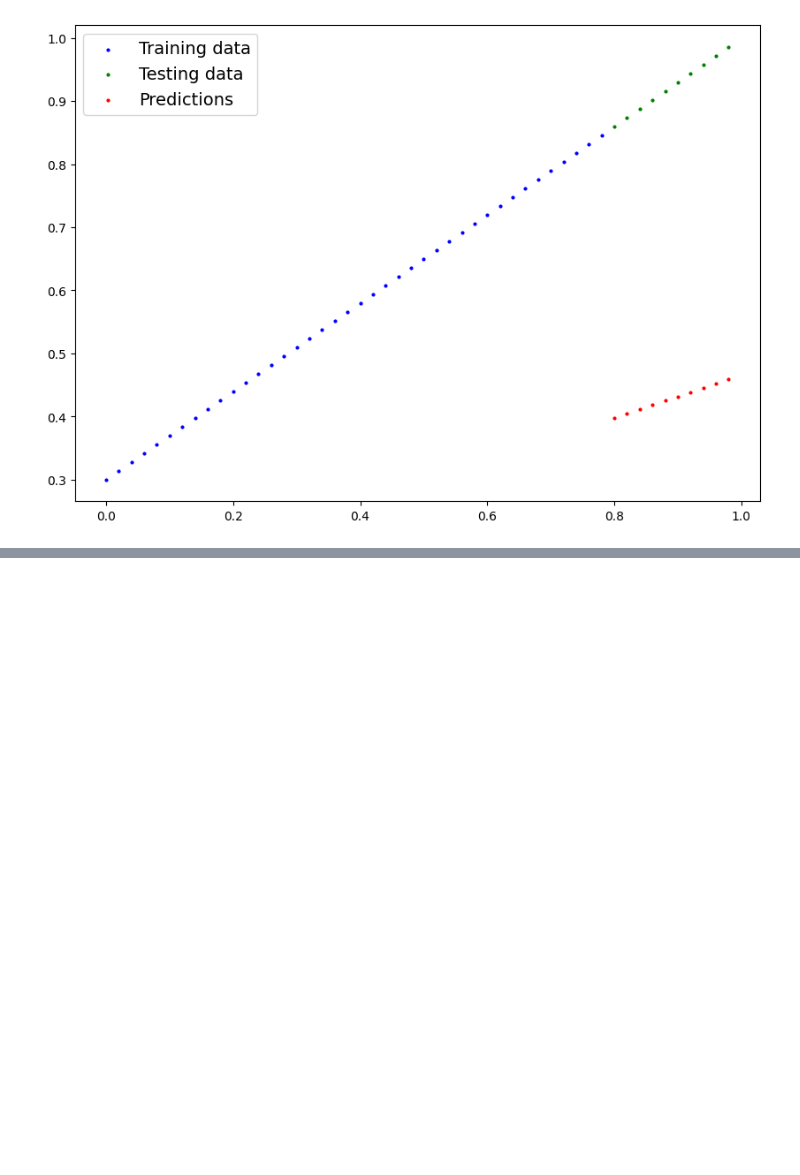
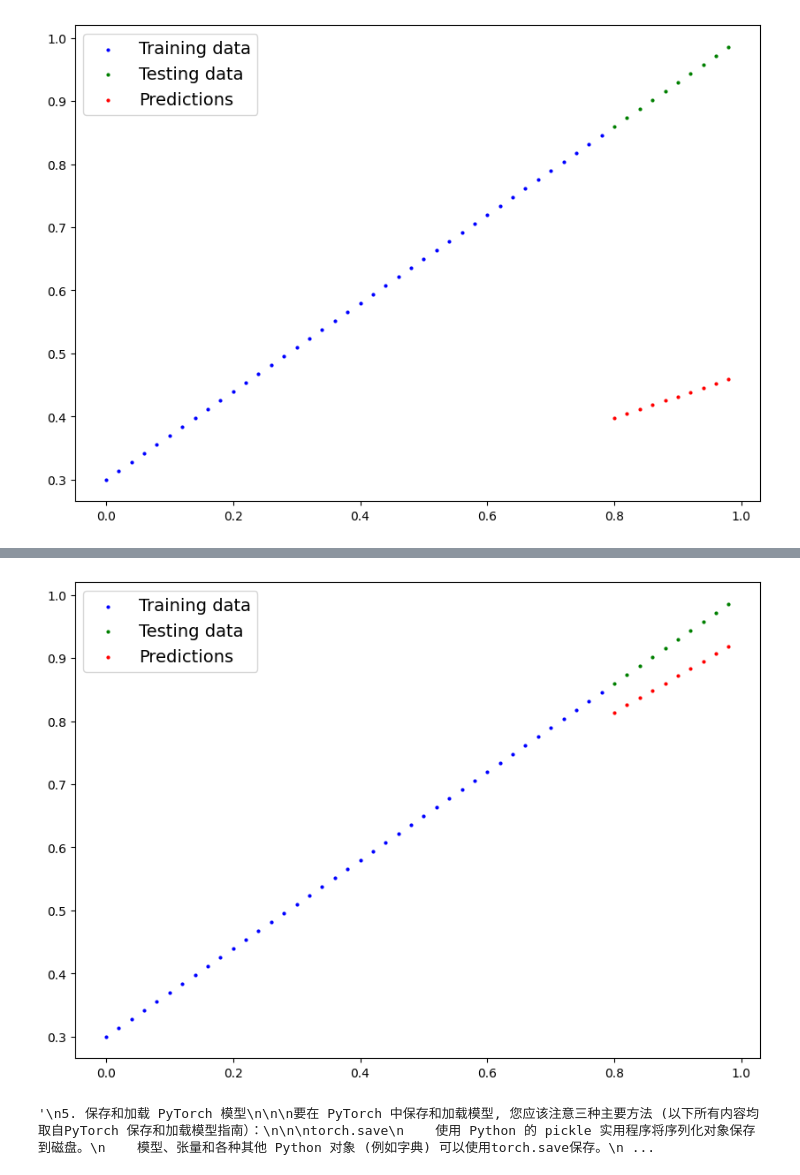
Before and after one commit to walkallen/learnPytorch, a Jupyter notebook: z2m02_workflow.ipynb, the cells around one changed output, grey strips where cells are left out. Cells and saved outputs as stored; diff of their text form; code cells hidden in the pictures; blank space fills up the shorter version.

```diff
--- a/z2m02_workflow.ipynb
+++ b/z2m02_workflow.ipynb
@@ -254,0 +467,32 @@ optimizer = torch.optim.SGD(
+# %%
+# 我们的模型非常接近计算权weight和bias的精确原始值（如果我们训练它更长时间，它可能会更接近）。
+
+'''
+
+4. 使用经过训练的 PyTorch 模型进行预测（推理）
+
+使用 PyTorch 模型进行预测（也称为执行推理）时需要记住三件事：
+
+1. 将模型设置为评估模式 ( model.eval() )。
+2. 使用推理模式上下文管理器进行预测（ with torch.inference_mode(): ... ）。
+3. 所有预测都应使用同一设备上的对象进行（例如仅在 GPU 上的数据和模型或仅在 CPU 上的数据和模型）。
+
+前两项确保 PyTorch 在训练期间, 在幕后使用但推理不需要的所有有用的计算和设置都被关闭（这会导致更快的计算）。
+第三个确保您不会遇到跨设备错误。
+
+
+
+'''
+
+# 1. Set the model in evaluation mode
+model_0.eval()
+
+# 2. Setup the inference mode context manager
+with torch.inference_mode():
+  # 3. Make sure the calculations are done with the model and data on the same device
+  # in our case, we haven't setup device-agnostic code yet so our data and model are
+  # on the CPU by default.
+  # model_0.to(device)
+  # X_test = X_test.to(device)
+  y_preds = model_0(X_test)
+y_preds
@@ -254,0 +510,43 @@ optimizer = torch.optim.SGD(
+# %%
+
+plot_predictions(predictions=y_preds)
+# %% [output]
+[figure, added]
+# %%
+
+'''
+5. 保存和加载 PyTorch 模型
+
+
+要在 PyTorch 中保存和加载模型, 您应该注意三种主要方法 (以下所有内容均取自PyTorch 保存和加载模型指南）：
+
+
+torch.save
+    使用 Python 的 pickle 实用程序将序列化对象保存到磁盘。
+    模型、张量和各种其他 Python 对象 (例如字典) 可以使用torch.save保存。
+
+torch.load
+    使用pickle的 unpickling 功能将 pickle 的 Python 对象文件（如模型、张量或字典）
+    反序列化并加载到内存中。您还可以设置将对象加载到哪个设备 (CPU、GPU 等）。
+
+torch.nn.Module.load_state_dict
+    使用保存的 state_dict() 对象加载模型的参数字典 ( model.state_dict() )。
+
+
+保存 PyTorch 模型的 state_dict()
+
+保存和加载模型以进行推理 (进行预测) 的推荐方法是保存和加载模型的 state_dict() 。
+
+让我们看看如何通过几个步骤来做到这一点：
+
+1. 我们将创建一个目录，用于使用 Python 的pathlib模块将模型保存到调用的models中。
+
+2. 我们将创建一个文件路径来保存模型。
+
+3. 我们将调用 torch.save(obj, f) , 其中obj是目标模型的 state_dict() , f 是保存模型的文件名。
+
+
+
+'''
+# %% [output]
+'\n5. 保存和加载 PyTorch 模型\n\n\n要在 PyTorch 中保存和加载模型, 您应该注意三种主要方法 (以下所有内容均取自PyTorch 保存和加载模型指南）：\n\n\ntorch.save\n    使用 Python 的 pickle 实用程序将序列化对象保存到磁盘。\n    模型、张量和各种其他 Python 对象 (例如字典) 可以使用torch.save保存。\n ...
```
Also changed, not shown: parts of 21 cells of this notebook, 3 other files.
